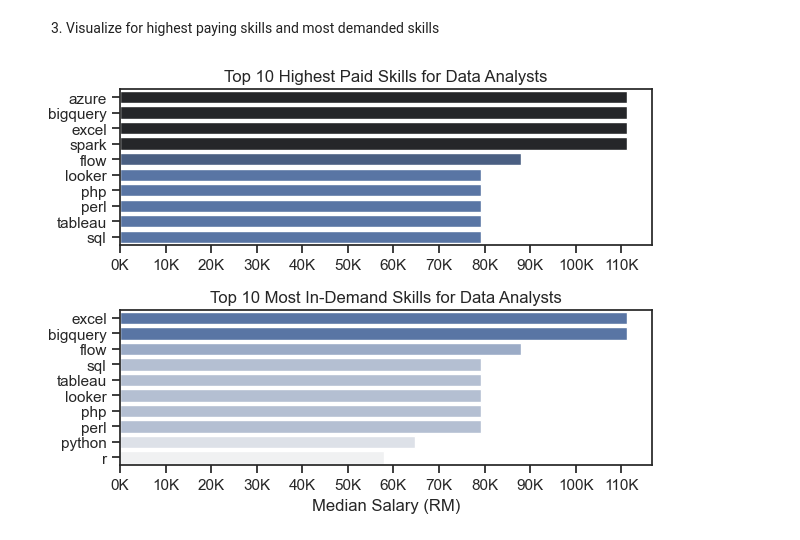
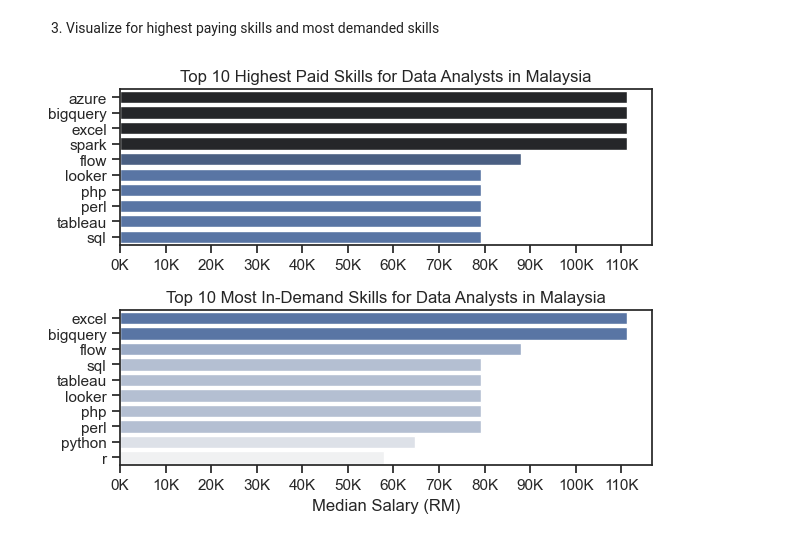
Before and after one commit to aimanrazzi/MyProject, a Jupyter notebook: 4_Salary_Analysis.ipynb, the cells around one changed output. Drawn from its saved outputs; the diff is of its cells as text; code cells hidden in the pictures.

```diff
--- a/4_Salary_Analysis.ipynb
+++ b/4_Salary_Analysis.ipynb
@@ -87,27 +87,27 @@ df_DA_skills
 # %%
 fig, ax = plt.subplots(2, 1)
 
 sns.set_theme(style="ticks")
 
 sns.barplot(data=df_DA_top_pay, x='median', y=df_DA_top_pay.index, ax=ax[0], hue='median', palette='dark:b_r')
 ax[0].legend().remove()
 
-ax[0].set_title('Top 10 Highest Paid Skills for Data Analysts')
+ax[0].set_title('Top 10 Highest Paid Skills for Data Analysts in Malaysia')
 ax[0].set_ylabel('')
 ax[0].set_xlabel('')
 ax[0].set_xticks(range(0, 110001, 10000))
 ax[0].xaxis.set_major_formatter(plt.FuncFormatter(lambda x, pos: f'{int(x/1000)}K'))
 
 sns.barplot(data=df_DA_skills, x='median', y=df_DA_skills.index, ax=ax[1], hue='median', palette='light:b')
 ax[1].legend().remove()
 
-ax[1].set_title('Top 10 Most In-Demand Skills for Data Analysts')
+ax[1].set_title('Top 10 Most In-Demand Skills for Data Analysts in Malaysia')
 ax[1].set_ylabel('')
 ax[1].set_xlabel('Median Salary (RM)')
 ax[1].set_xlim(ax[0].get_xlim())
 ax[1].set_xticks(range(0, 110001, 10000))
 ax[1].xaxis.set_major_formatter(plt.FuncFormatter(lambda x, pos: f'{int(x/1000)}K'))
 
 fig.tight_layout()
 # %% [output]
-[figure, old version]
+[figure, new version]
```
Also changed, not shown: parts of 1 cell of this notebook, 8 other files.
